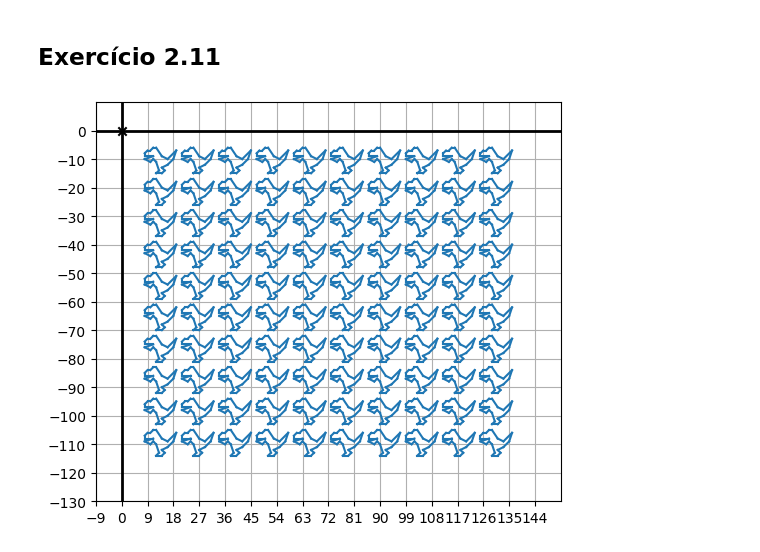
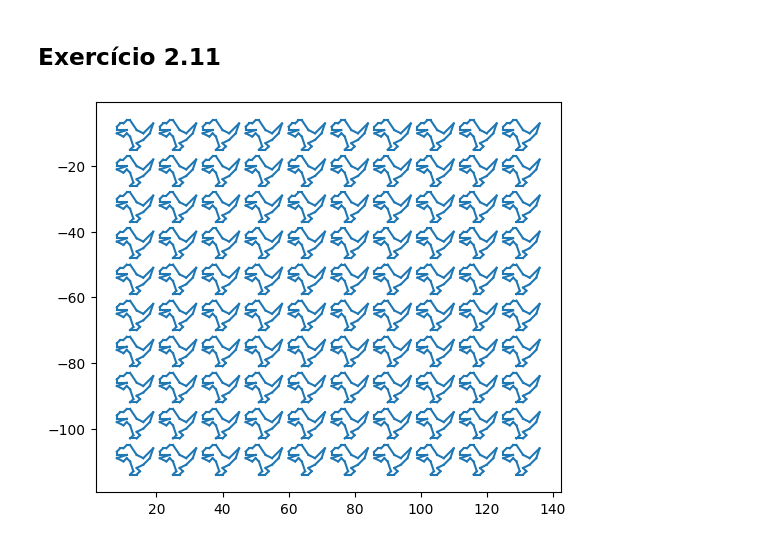
Before and after one commit to josinovmota/thinkatlas, a Jupyter notebook: labs/fundamentos_da_matemática/math_for_programmers.ipynb, the cells around one changed output. Saved outputs shown, nothing was run; the diff lists cells and outputs as text; code cells hidden in the pictures.

Commit message:
Fix dinossaur grid, axes and origin in lab

```diff
--- a/labs/fundamentos_da_matemática/math_for_programmers.ipynb
+++ b/labs/fundamentos_da_matemática/math_for_programmers.ipynb
@@ -111,22 +111,22 @@ Visualmente falando, da pra perceber que é o `w + v`
 # %%
 dino_vectors = [(6, 4), (3, 1), (1, 2), (-1, 5), (-2, 5), (-3, 4), (-4, 4), (-5, 3), (-5, 2), (-2, 2), (-5, 1), (-3, 0), (-2, 1), (-1, 0), (0, -3), (-1, -4), (1, -4), (2, -3), (1, -2), (3, -1), (5, 1)]
 
 lista_poligonos = []
 
 for i in range(1,11):
     copia_dino_vectors = dino_vectors.copy()
 
     copia_dino_vectors = translate((0,i * -11), copia_dino_vectors)
 
     for j in range(1,11):
         translate_do_loop = j * 13
 
         salvar_dino = translate((translate_do_loop, 0), copia_dino_vectors)
 
         lista_poligonos.append(salvar_dino)
 
 lista_de_polygons = [Polygon(*dino) for dino in lista_poligonos]
 
-draw(*lista_de_polygons, grid=(9,10))
+draw(*lista_de_polygons, grid=None, axes=None, origin=None)
 # %% [output]
-[figure, old version]
+[figure, new version]
```
